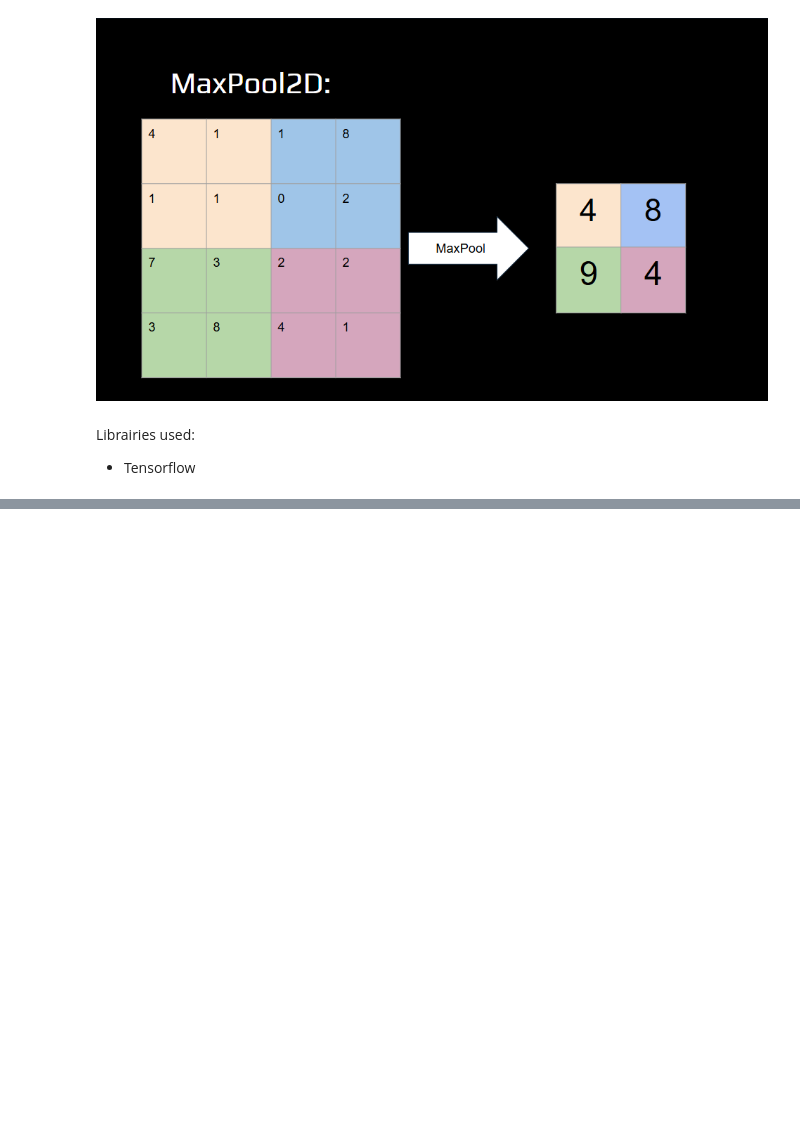
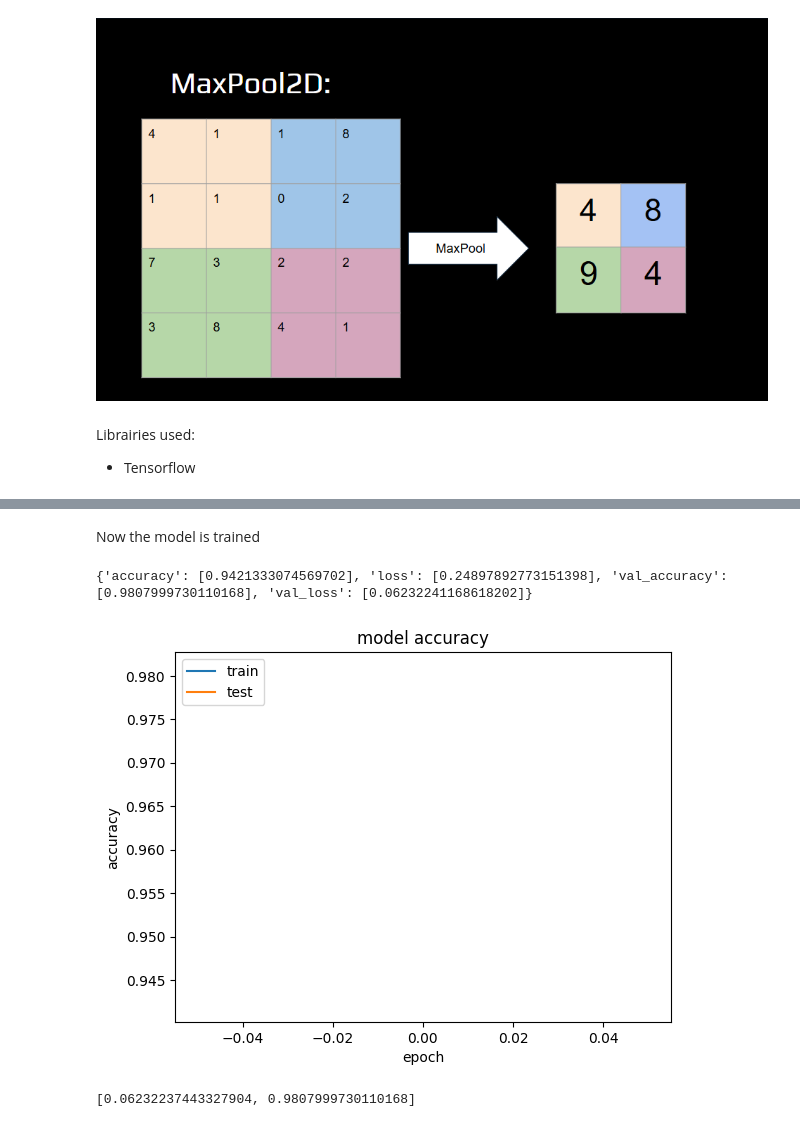
Before and after one commit to sebastien-doyez2812/CodeWithMe-1_MNIST, a Jupyter notebook: CodeWithMe_test1.ipynb, the cells around one changed output, grey strips where cells are left out. Cells and saved outputs as stored; diff of their text form; code cells hidden in the pictures; blank space fills up the shorter version.

```diff
--- a/CodeWithMe_test1.ipynb
+++ b/CodeWithMe_test1.ipynb
@@ -17,0 +75,7 @@ import tensorflow as tf  # Framework for deep learning
+# %%
+# 255 because the pixels are on 8 bits => 2^8 - 1 = 255
+x_train = x_train/ 255
+x_test = x_test/ 255
+
+# Test: print the first image from x_train
+print(x_train[0])
@@ -17,0 +149,3 @@ import tensorflow as tf  # Framework for deep learning
+# %%
+my_model = mnist_model()
+my_model.summary()
@@ -17,0 +183,5 @@ import tensorflow as tf  # Framework for deep learning
+# %%
+y_train = tf.keras.utils.to_categorical(y_train, num_classes=10)
+y_test = tf.keras.utils.to_categorical(y_test, num_classes=10)
+print(x_test[0])
+print(y_test[0])
@@ -17,0 +206,2 @@ import tensorflow as tf  # Framework for deep learning
+# %%
+history = my_model.fit(x_train, y_train, batch_size=128, epochs=1, verbose=1, validation_data=(x_test, y_test))
@@ -17,0 +210,20 @@ import tensorflow as tf  # Framework for deep learning
+# %% [markdown]
+Now the model is trained
+# %%
+# Good practice: Plot the accuracy and val_accuracy
+print(history.history)
+
+plt.plot(history.history['accuracy'])
+plt.plot(history.history['val_accuracy'])
+plt.title('model accuracy')
+plt.ylabel('accuracy')
+plt.xlabel('epoch')
+plt.legend(['train', 'test'], loc='upper left')
+plt.show()
+# %% [output]
+{'accuracy': [0.9421333074569702], 'loss': [0.24897892773151398], 'val_accuracy': [0.9807999730110168], 'val_loss': [0.06232241168618202]}
+[figure, added]
+# %%
+my_model.evaluate(x_test, y_test, verbose=0)
+# %% [output]
+[0.06232237443327904, 0.9807999730110168]
```
Also changed, not shown: parts of 20 cells of this notebook.
